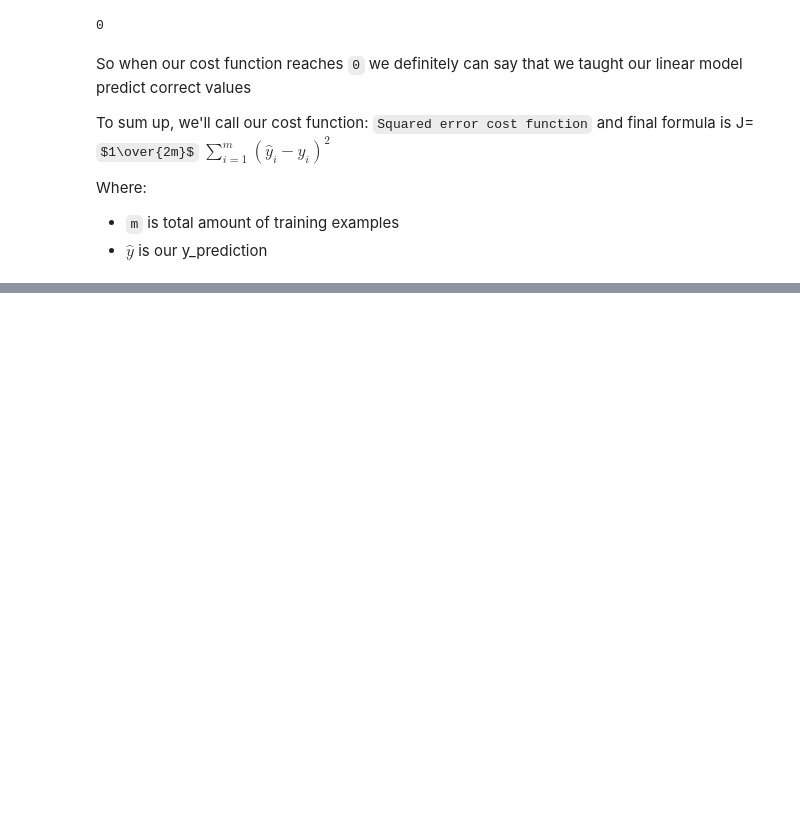
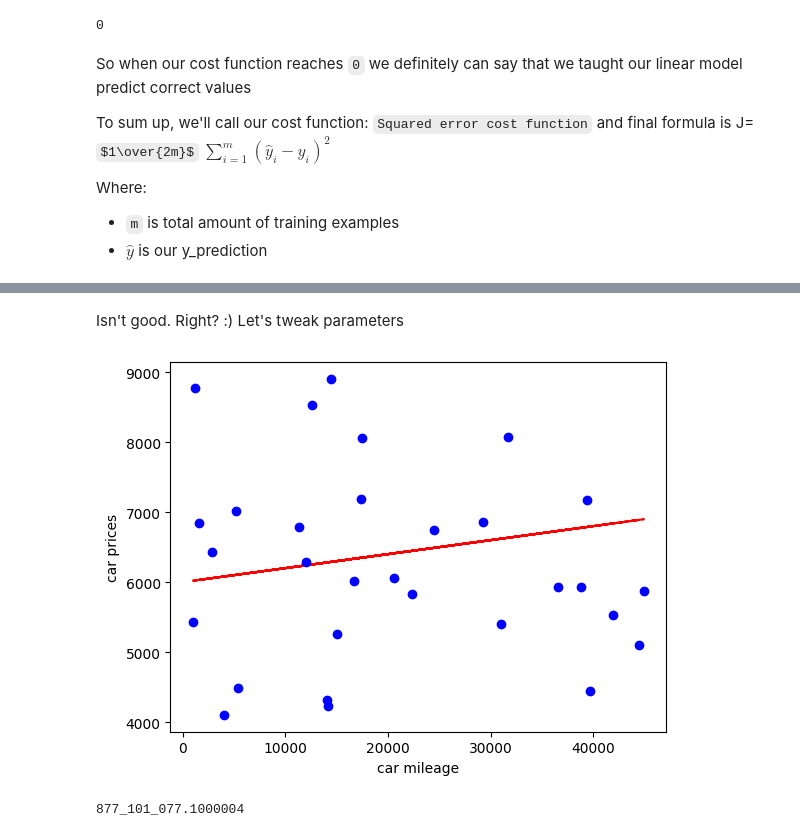
Before and after one commit to 7evenUp/learning_ai, a Jupyter notebook: linear-regression/single-linear-regression.ipynb, the cells around one changed output, grey strips where cells are left out. Saved outputs shown, nothing was run; the diff lists cells and outputs as text; code cells hidden in the pictures; some formulas as TeX source; blank space fills up the shorter version.

```diff
--- a/linear-regression/single-linear-regression.ipynb
+++ b/linear-regression/single-linear-regression.ipynb
@@ -251,0 +256,25 @@ Where:
+# %%
+def cost_function(m, y_pred, y):
+    sum = 0
+    for i in range(m):
+        sum += (y_pred[i] - y[i])**2
+    return sum / 2*m
+# %%
+w, b = 0.07, 5500
+
+y_prediction = []
+
+for x in car_mileage:
+    prediction = w*x + b
+    y_prediction.append(prediction)
+
+m = len(car_mileage)
+cost = cost_function(m, y_prediction, car_prices)
+
+plt.plot(car_mileage, y_prediction, 'r--')
+plt.plot(car_mileage, car_prices, 'bo')
+plt.xlabel('car mileage')
+plt.ylabel('car prices')
+plt.show()
+
+print(f'{cost:_}')
@@ -251,0 +284,24 @@ Where:
+# %% [markdown]
+Isn't good. Right? :) Let's tweak parameters
+# %%
+w, b = 0.02, 6000
+
+y_prediction = []
+
+for x in car_mileage:
+    prediction = w*x + b
+    y_prediction.append(prediction)
+
+m = len(car_mileage)
+cost = cost_function(m, y_prediction, car_prices)
+
+plt.plot(car_mileage, y_prediction, 'r--')
+plt.plot(car_mileage, car_prices, 'bo')
+plt.xlabel('car mileage')
+plt.ylabel('car prices')
+plt.show()
+
+print(f'{cost:_}')
+# %% [output]
+[figure, added]
+877_101_077.1000004
```
Also changed, not shown: parts of 5 cells of this notebook.
